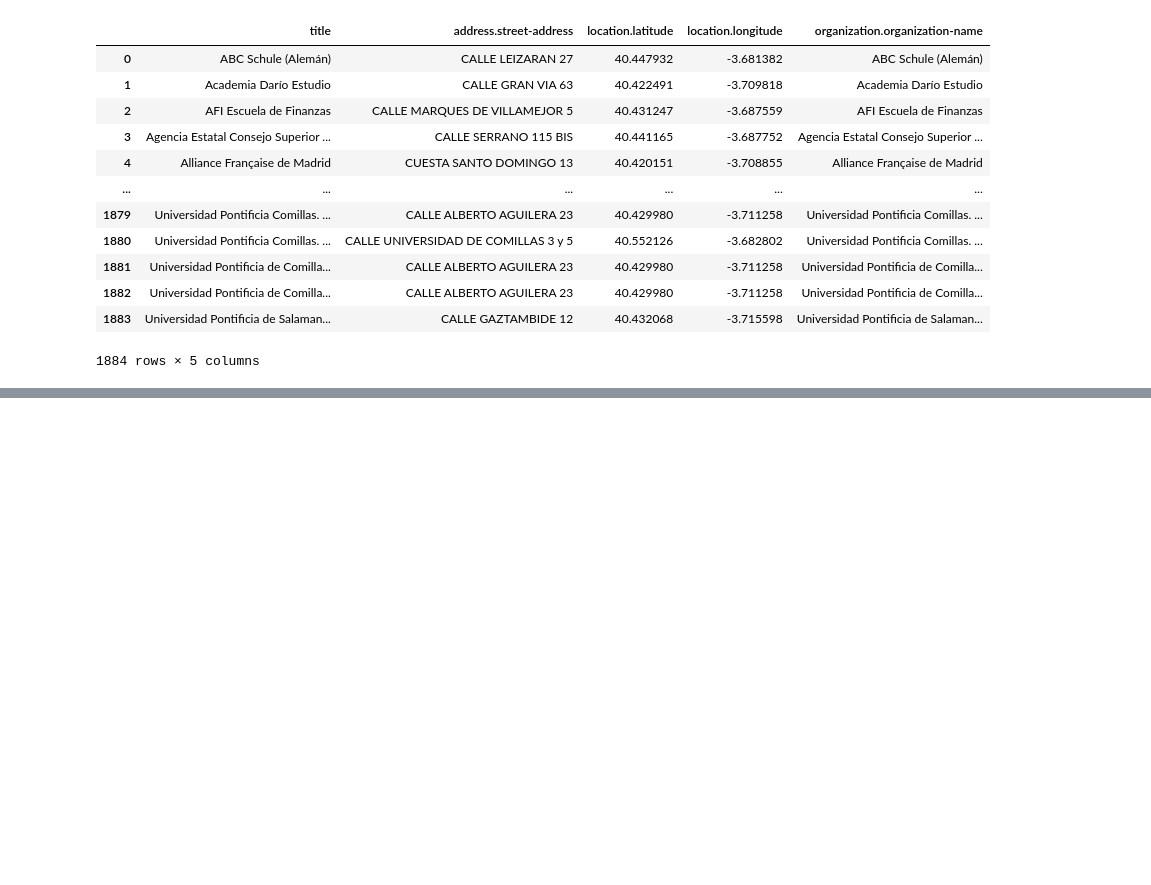
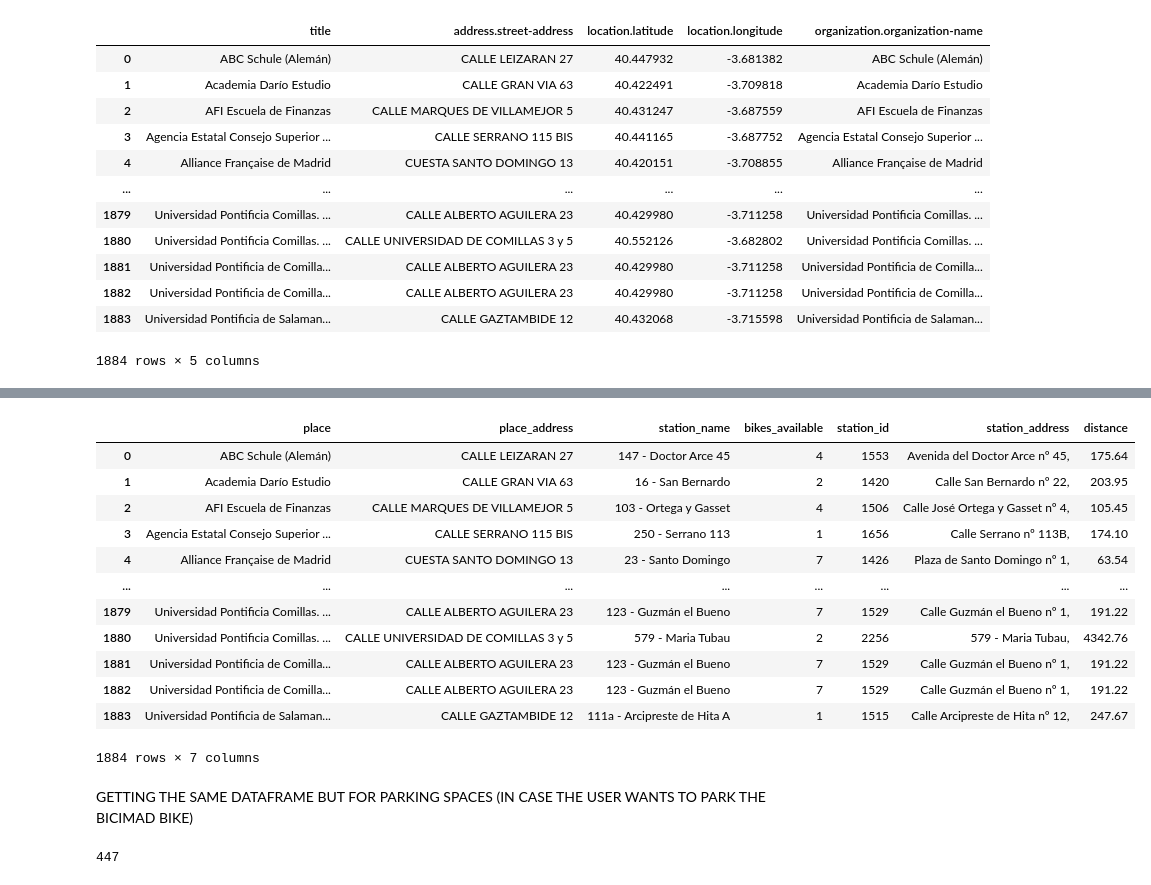
Before and after one commit to silviluliuma/ih_datamadpt0923_project_m1, a Jupyter notebook: notebooks/dev_notebook_.ipynb, the cells around one changed output, grey strips where cells are left out. Drawn from its saved outputs; the diff is of its cells as text; code cells hidden in the pictures; blank space fills up the shorter version.

```diff
--- a/notebooks/dev_notebook_.ipynb
+++ b/notebooks/dev_notebook_.ipynb
@@ -279,0 +378,2 @@ nearest_bicipark()
+# %%
+nearest_bicimad_realtime = nearest_bicimad_realtime(places, bicimad_real_time)
@@ -279,0 +382,22 @@ nearest_bicipark()
+# %%
+if len(nearest_bicimad_realtime[nearest_bicimad_realtime["bikes_available"]==0]) > 0:
+    bicimad_real_time = bicimad_real_time[bicimad_real_time['dock_bikes'] != 0]
+    nearest_bicimad_realtime = nearest_bicimad_realtime()
+# %%
+nearest_bicimad_realtime
+# %% [output]
+|  | place | place_address | station_name | bikes_available | station_id | station_address | distance |
+| 0 | ABC Schule (Alemán) | CALLE LEIZARAN 27 | 147 - Doctor Arce 45 | 4 | 1553 | Avenida del Doctor Arce nº 45, | 175.64 |
+| 1 | Academia Darío Estudio | CALLE GRAN VIA 63 | 16 - San Bernardo | 2 | 1420 | Calle San Bernardo nº 22, | 203.95 |
+| 2 | AFI Escuela de Finanzas | CALLE MARQUES DE VILLAMEJOR 5 | 103 - Ortega y Gasset | 4 | 1506 | Calle José Ortega y Gasset nº 4, | 105.45 |
+| 3 | Agencia Estatal Consejo Superior ... | CALLE SERRANO 115 BIS | 250 - Serrano 113 | 1 | 1656 | Calle Serrano nº 113B, | 174.10 |
+| 4 | Alliance Française de Madrid | CUESTA SANTO DOMINGO 13 | 23 - Santo Domingo | 7 | 1426 | Plaza de Santo Domingo nº 1, | 63.54 |
+| ... | ... | ... | ... | ... | ... | ... | ... |
+| 1879 | Universidad Pontificia Comillas. ... | CALLE ALBERTO AGUILERA 23 | 123 - Guzmán el Bueno | 7 | 1529 | Calle Guzmán el Bueno nº 1, | 191.22 |
+| 1880 | Universidad Pontificia Comillas. ... | CALLE UNIVERSIDAD DE COMILLAS 3 y 5 | 579 - Maria Tubau | 2 | 2256 | 579 - Maria Tubau, | 4342.76 |
+| 1881 | Universidad Pontificia de Comilla... | CALLE ALBERTO AGUILERA 23 | 123 - Guzmán el Bueno | 7 | 1529 | Calle Guzmán el Bueno nº 1, | 191.22 |
+| 1882 | Universidad Pontificia de Comilla... | CALLE ALBERTO AGUILERA 23 | 123 - Guzmán el Bueno | 7 | 1529 | Calle Guzmán el Bueno nº 1, | 191.22 |
+| 1883 | Universidad Pontificia de Salaman... | CALLE GAZTAMBIDE 12 | 111a - Arcipreste de Hita A | 1 | 1515 | Calle Arcipreste de Hita nº 12, | 247.67 |
+1884 rows × 7 columns
+# %% [markdown]
+GETTING THE SAME DATAFRAME BUT FOR PARKING SPACES (IN CASE THE USER WANTS TO PARK THE BICIMAD BIKE)
@@ -279,0 +444,4 @@ nearest_bicipark()
+# %%
+nearest_bicimad_realtime_parking = nearest_bicimad_realtime_parking(places, bicimad_real_time)
+# %% [output]
+447
```
Also changed, not shown: parts of 24 cells of this notebook, 9 other files.
